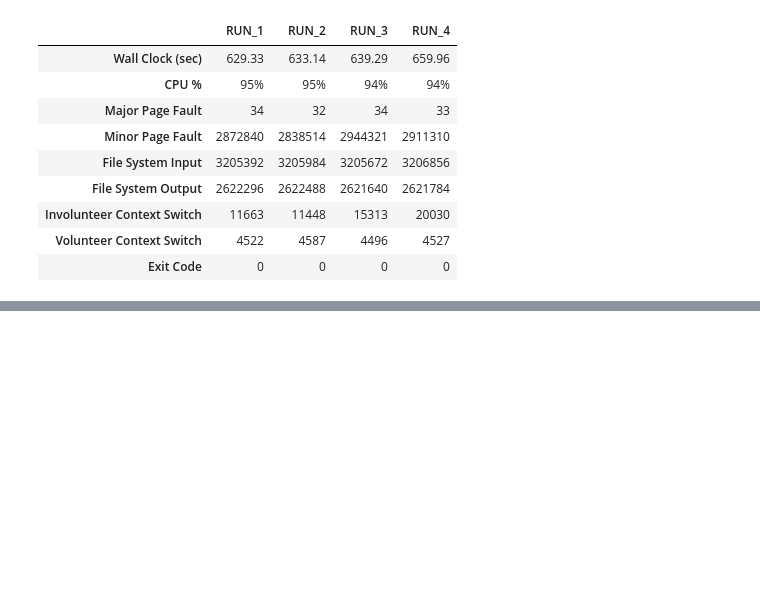
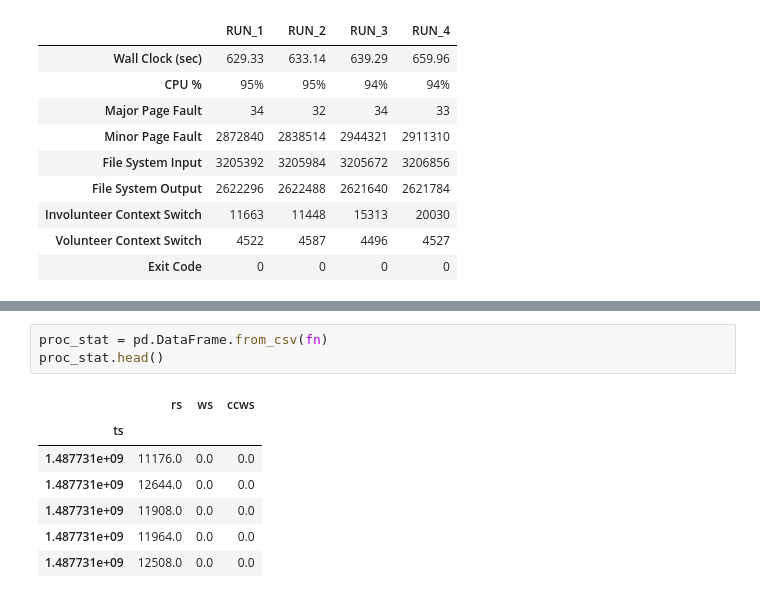
Before and after one commit to mingrutar/GenomicsLoaderConfigCreator, a Jupyter notebook: View Genomics Data Loading Results.ipynb, the cells around one changed output, grey strips where cells are left out. Cells and saved outputs as stored; diff of their text form; blank space fills up the shorter version.

```diff
--- a/View Genomics Data Loading Results.ipynb
+++ b/View Genomics Data Loading Results.ipynb
@@ -58,0 +51,11 @@ pd.DataFrame.from_items(pd.Series(lc_config),orient='index', columns=col_title)
+# %%
+proc_stat = pd.DataFrame.from_csv(fn)
+proc_stat.head()
+# %% [output]
+|  | rs | ws | ccws |
+| ts |  |  |  |
+| 1.487731e+09 | 11176.0 | 0.0 | 0.0 |
+| 1.487731e+09 | 12644.0 | 0.0 | 0.0 |
+| 1.487731e+09 | 11908.0 | 0.0 | 0.0 |
+| 1.487731e+09 | 11964.0 | 0.0 | 0.0 |
+| 1.487731e+09 | 12508.0 | 0.0 | 0.0 |
```
Also changed, not shown: parts of 4 cells of this notebook, 2 other files.
